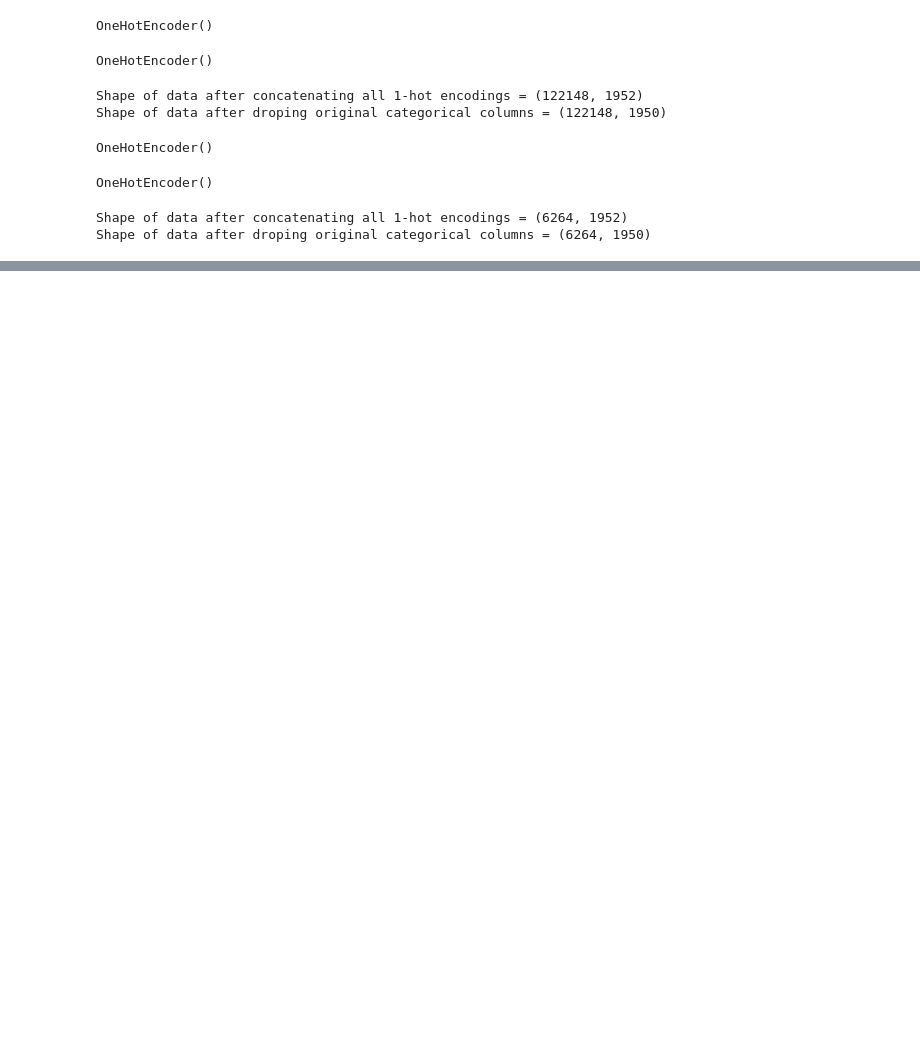
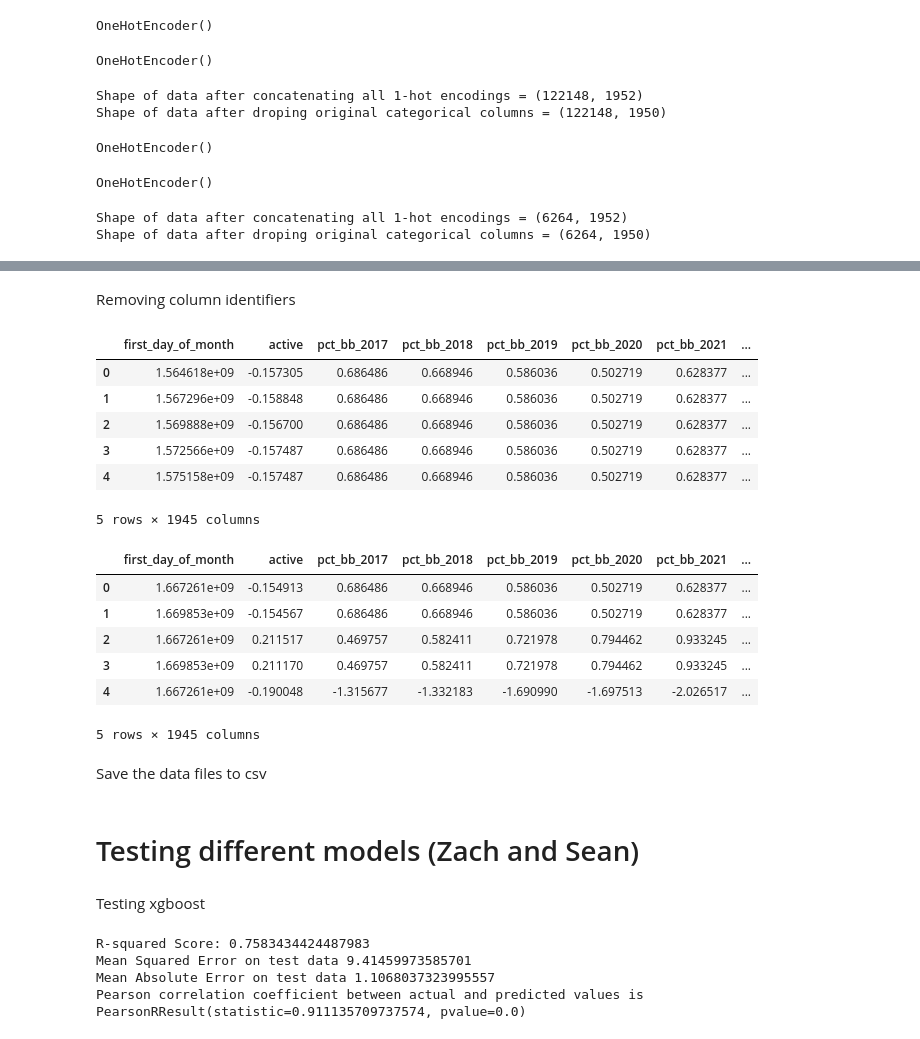
Before and after one commit to ZacharySoo01/I320D_AppliedML_Project, a Jupyter notebook: Microbusiness_Density_Forecasting.ipynb, the cells around one changed output, grey strips where cells are left out. Drawn from its saved outputs; the diff is of its cells as text; code cells hidden in the pictures; blank space fills up the shorter version.

```diff
--- a/Microbusiness_Density_Forecasting.ipynb
+++ b/Microbusiness_Density_Forecasting.ipynb
@@ -443,0 +430,24 @@ test_df_label.head(5)
+# %% [markdown]
+Removing column identifiers
+# %%
+train_df_features = train_df_features.drop(['row_id', 'cfips', 'District of Columbia'], axis=1)
+test_df_features = test_df_features.drop(['row_id', 'cfips', 'District of Columbia'], axis=1)
+train_df_features.head()
+test_df_features.head()
+# %% [output]
+|  | first_day_of_month | active | pct_bb_2017 | pct_bb_2018 | pct_bb_2019 | pct_bb_2020 | pct_bb_2021 | ... |
+| 0 | 1.564618e+09 | -0.157305 | 0.686486 | 0.668946 | 0.586036 | 0.502719 | 0.628377 | ... |
+| 1 | 1.567296e+09 | -0.158848 | 0.686486 | 0.668946 | 0.586036 | 0.502719 | 0.628377 | ... |
+| 2 | 1.569888e+09 | -0.156700 | 0.686486 | 0.668946 | 0.586036 | 0.502719 | 0.628377 | ... |
+| 3 | 1.572566e+09 | -0.157487 | 0.686486 | 0.668946 | 0.586036 | 0.502719 | 0.628377 | ... |
+| 4 | 1.575158e+09 | -0.157487 | 0.686486 | 0.668946 | 0.586036 | 0.502719 | 0.628377 | ... |
+5 rows × 1945 columns
+|  | first_day_of_month | active | pct_bb_2017 | pct_bb_2018 | pct_bb_2019 | pct_bb_2020 | pct_bb_2021 | ... |
+| 0 | 1.667261e+09 | -0.154913 | 0.686486 | 0.668946 | 0.586036 | 0.502719 | 0.628377 | ... |
+| 1 | 1.669853e+09 | -0.154567 | 0.686486 | 0.668946 | 0.586036 | 0.502719 | 0.628377 | ... |
+| 2 | 1.667261e+09 | 0.211517 | 0.469757 | 0.582411 | 0.721978 | 0.794462 | 0.933245 | ... |
+| 3 | 1.669853e+09 | 0.211170 | 0.469757 | 0.582411 | 0.721978 | 0.794462 | 0.933245 | ... |
+| 4 | 1.667261e+09 | -0.190048 | -1.315677 | -1.332183 | -1.690990 | -1.697513 | -2.026517 | ... |
+5 rows × 1945 columns
+# %% [markdown]
+Save the data files to csv
@@ -443,0 +459,4 @@ test_df_label.head(5)
+# %% [markdown]
+# Testing different models (Zach and Sean)
+# %% [markdown]
+Testing xgboost
@@ -443,0 +484,23 @@ test_df_label.head(5)
+# %%
+import sklearn.metrics as metrics
+from scipy.stats import pearsonr
+
+# Function to evaluate between actual and predicted labels
+def evaluate(y_true, y_pred):
+    mean_squared_error=metrics.mean_squared_error(y_true, y_pred)
+    mean_absolute_error=metrics.mean_absolute_error(y_true, y_pred)
+    correlation = pearsonr(y_true.to_numpy().flatten(), y_pred.flatten())
+    r2 = metrics.r2_score(test_df_label, y_pred)
+
+    print ("R-squared Score:", r2)
+    print (f"Mean Squared Error on test data {mean_squared_error}")
+    print (f"Mean Absolute Error on test data {mean_absolute_error}")
+    print (f"Pearson correlation coefficient between actual and predicted values is {correlation}")
+
+# Conduct evaluation for xgboost
+evaluate(test_df_label, y_pred)
+# %% [output]
+R-squared Score: 0.7583434424487983
+Mean Squared Error on test data 9.41459973585701
+Mean Absolute Error on test data 1.1068037323995557
+Pearson correlation coefficient between actual and predicted values is PearsonRResult(statistic=0.911135709737574, pvalue=0.0)
```
Also changed, not shown: parts of 21 cells of this notebook.
